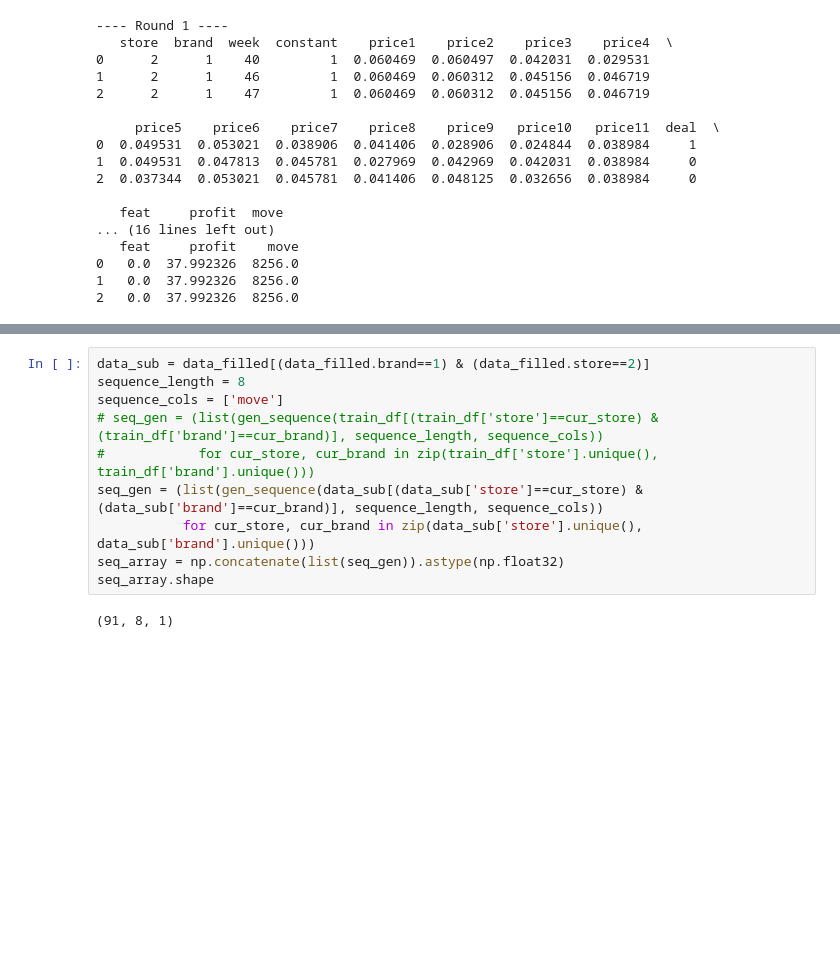
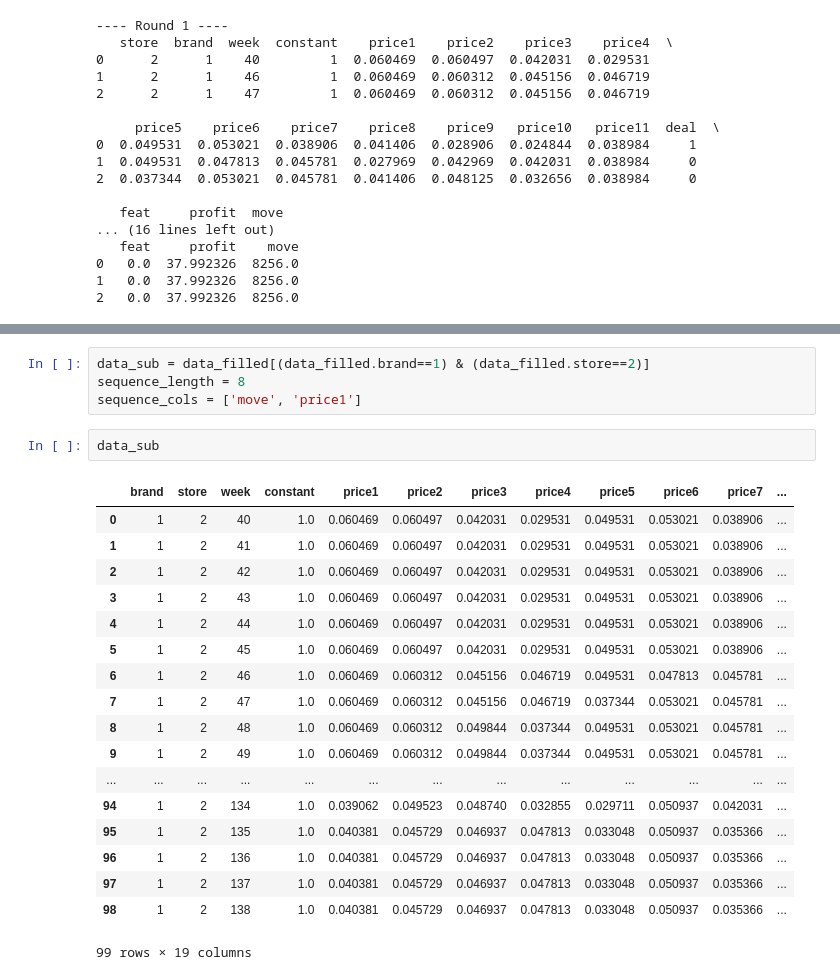
Before and after one commit to sdonohoo/forecasting, a Jupyter notebook: retail_sales/OrangeJuice_Pt_3Weeks_Weekly/submissions/DilatedCNN/train_score.ipynb, the cells around one changed output, grey strips where cells are left out. Drawn from its saved outputs; the diff is of its cells as text; blank space fills up the shorter version.

```diff
--- a/retail_sales/OrangeJuice_Pt_3Weeks_Weekly/submissions/DilatedCNN/train_score.ipynb
+++ b/retail_sales/OrangeJuice_Pt_3Weeks_Weekly/submissions/DilatedCNN/train_score.ipynb
@@ -95,12 +144,25 @@ print(data_filled)
-# %%
-data_sub = data_filled[(data_filled.brand==1) & (data_filled.store==2)]
-sequence_length = 8
-sequence_cols = ['move']
-# seq_gen = (list(gen_sequence(train_df[(train_df['store']==cur_store) & (train_df['brand']==cur_brand)], sequence_length, sequence_cols))
-#            for cur_store, cur_brand in zip(train_df['store'].unique(), train_df['brand'].unique()))
-seq_gen = (list(gen_sequence(data_sub[(data_sub['store']==cur_store) & (data_sub['brand']==cur_brand)], sequence_length, sequence_cols))
-           for cur_store, cur_brand in zip(data_sub['store'].unique(), data_sub['brand'].unique()))
-seq_array = np.concatenate(list(seq_gen)).astype(np.float32)
-seq_array.shape
-# %% [output]
-(91, 8, 1)
+# %%
+data_sub = data_filled[(data_filled.brand==1) & (data_filled.store==2)]
+sequence_length = 8
+sequence_cols = ['move', 'price1']
+# %%
+data_sub
+# %% [output]
+|  | brand | store | week | constant | price1 | price2 | price3 | price4 | price5 | price6 | price7 | ... |
+| 0 | 1 | 2 | 40 | 1.0 | 0.060469 | 0.060497 | 0.042031 | 0.029531 | 0.049531 | 0.053021 | 0.038906 | ... |
+| 1 | 1 | 2 | 41 | 1.0 | 0.060469 | 0.060497 | 0.042031 | 0.029531 | 0.049531 | 0.053021 | 0.038906 | ... |
+| 2 | 1 | 2 | 42 | 1.0 | 0.060469 | 0.060497 | 0.042031 | 0.029531 | 0.049531 | 0.053021 | 0.038906 | ... |
+| 3 | 1 | 2 | 43 | 1.0 | 0.060469 | 0.060497 | 0.042031 | 0.029531 | 0.049531 | 0.053021 | 0.038906 | ... |
+| 4 | 1 | 2 | 44 | 1.0 | 0.060469 | 0.060497 | 0.042031 | 0.029531 | 0.049531 | 0.053021 | 0.038906 | ... |
+| 5 | 1 | 2 | 45 | 1.0 | 0.060469 | 0.060497 | 0.042031 | 0.029531 | 0.049531 | 0.053021 | 0.038906 | ... |
+| 6 | 1 | 2 | 46 | 1.0 | 0.060469 | 0.060312 | 0.045156 | 0.046719 | 0.049531 | 0.047813 | 0.045781 | ... |
+| 7 | 1 | 2 | 47 | 1.0 | 0.060469 | 0.060312 | 0.045156 | 0.046719 | 0.037344 | 0.053021 | 0.045781 | ... |
+| 8 | 1 | 2 | 48 | 1.0 | 0.060469 | 0.060312 | 0.049844 | 0.037344 | 0.049531 | 0.053021 | 0.045781 | ... |
+| 9 | 1 | 2 | 49 | 1.0 | 0.060469 | 0.060312 | 0.049844 | 0.037344 | 0.049531 | 0.053021 | 0.045781 | ... |
+| ... | ... | ... | ... | ... | ... | ... | ... | ... | ... | ... | ... | ... |
+| 94 | 1 | 2 | 134 | 1.0 | 0.039062 | 0.049523 | 0.048740 | 0.032855 | 0.029711 | 0.050937 | 0.042031 | ... |
+| 95 | 1 | 2 | 135 | 1.0 | 0.040381 | 0.045729 | 0.046937 | 0.047813 | 0.033048 | 0.050937 | 0.035366 | ... |
+| 96 | 1 | 2 | 136 | 1.0 | 0.040381 | 0.045729 | 0.046937 | 0.047813 | 0.033048 | 0.050937 | 0.035366 | ... |
+| 97 | 1 | 2 | 137 | 1.0 | 0.040381 | 0.045729 | 0.046937 | 0.047813 | 0.033048 | 0.050937 | 0.035366 | ... |
+| 98 | 1 | 2 | 138 | 1.0 | 0.040381 | 0.045729 | 0.046937 | 0.047813 | 0.033048 | 0.050937 | 0.035366 | ... |
+99 rows × 19 columns
```
Also changed, not shown: parts of 7 cells of this notebook, 1 other file.
